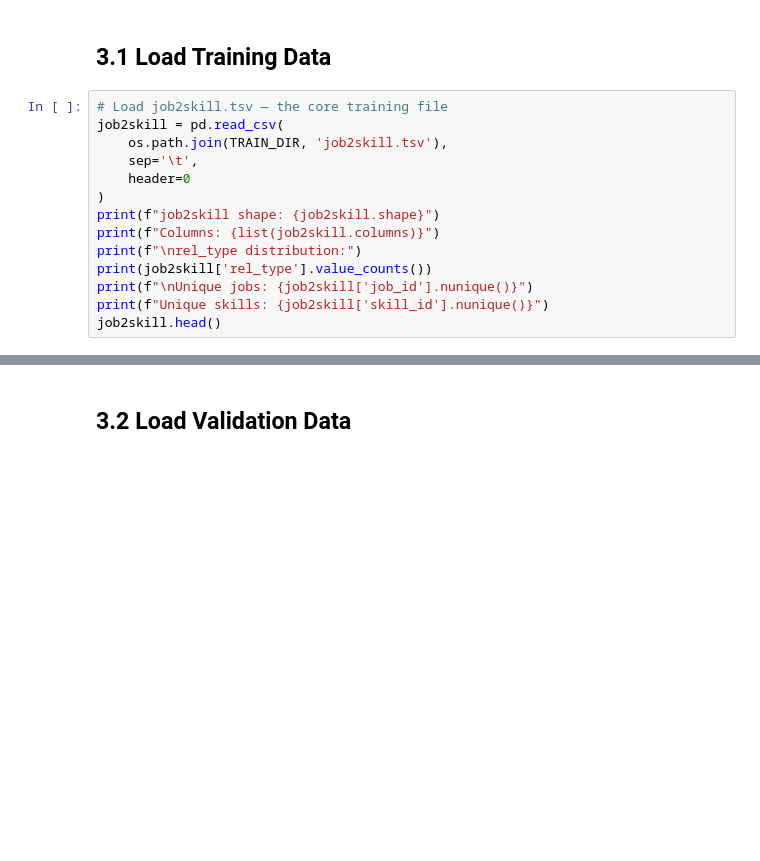
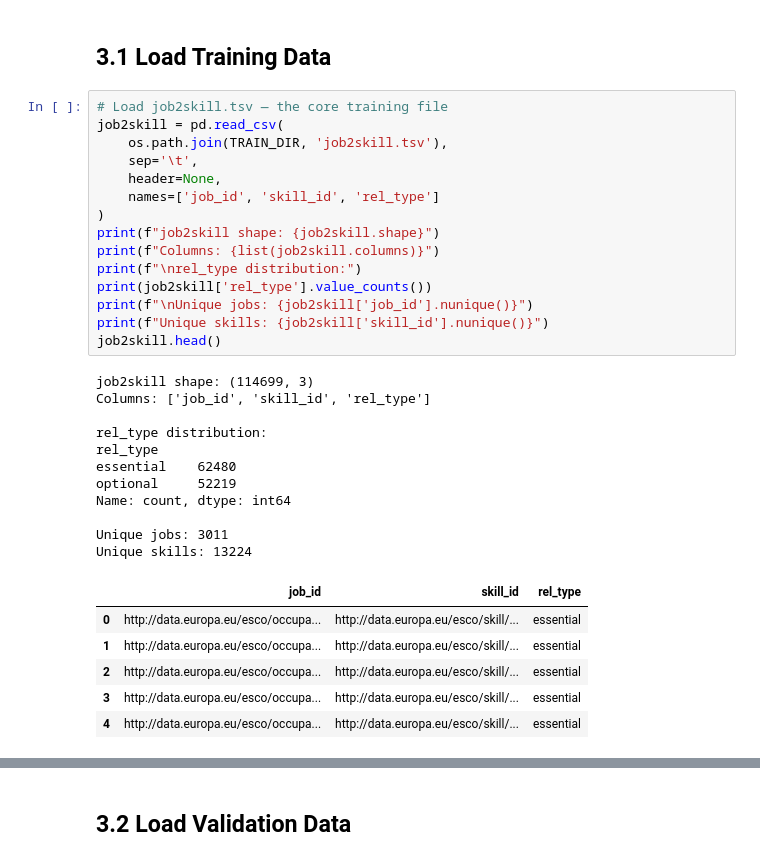
Before and after one commit to hussainronaque/llm-project, a Jupyter notebook: Code/TalentCLEF_TaskB.ipynb, the cells around one changed output, grey strips where cells are left out. Drawn from its saved outputs; the diff is of its cells as text; blank space fills up the shorter version.

```diff
--- a/Code/TalentCLEF_TaskB.ipynb
+++ b/Code/TalentCLEF_TaskB.ipynb
@@ -103,17 +123,36 @@ for f in os.listdir(VAL_DIR):
 # %%
 # Load job2skill.tsv — the core training file
 job2skill = pd.read_csv(
     os.path.join(TRAIN_DIR, 'job2skill.tsv'),
     sep='\t',
-    header=0
+    header=None,
+    names=['job_id', 'skill_id', 'rel_type']
 )
 print(f"job2skill shape: {job2skill.shape}")
 print(f"Columns: {list(job2skill.columns)}")
 print(f"\nrel_type distribution:")
 print(job2skill['rel_type'].value_counts())
 print(f"\nUnique jobs: {job2skill['job_id'].nunique()}")
 print(f"Unique skills: {job2skill['skill_id'].nunique()}")
 job2skill.head()
+# %% [output]
+job2skill shape: (114699, 3)
+Columns: ['job_id', 'skill_id', 'rel_type']
+
+rel_type distribution:
+rel_type
+essential    62480
+optional     52219
+Name: count, dtype: int64
+
+Unique jobs: 3011
+Unique skills: 13224
+|  | job_id | skill_id | rel_type |
+| 0 | http://data.europa.eu/esco/occupa... | http://data.europa.eu/esco/skill/... | essential |
+| 1 | http://data.europa.eu/esco/occupa... | http://data.europa.eu/esco/skill/... | essential |
+| 2 | http://data.europa.eu/esco/occupa... | http://data.europa.eu/esco/skill/... | essential |
+| 3 | http://data.europa.eu/esco/occupa... | http://data.europa.eu/esco/skill/... | essential |
+| 4 | http://data.europa.eu/esco/occupa... | http://data.europa.eu/esco/skill/... | essential |
 # %%
 # Load jobid2terms.json — job title variants
 with open(os.path.join(TRAIN_DIR, 'jobid2terms.json'), 'r') as f:
```
Also changed, not shown: parts of 26 cells of this notebook, 15 other files.
